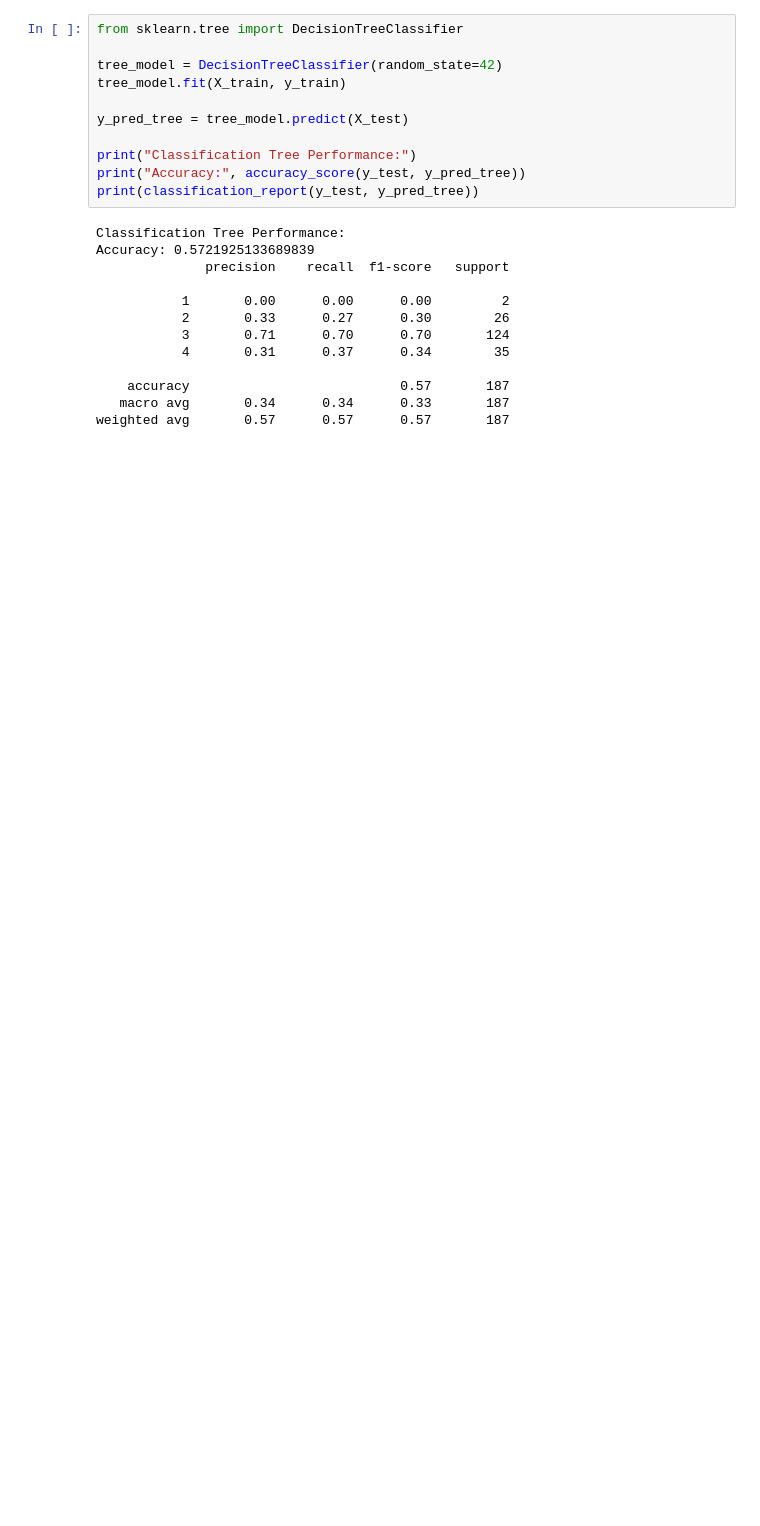
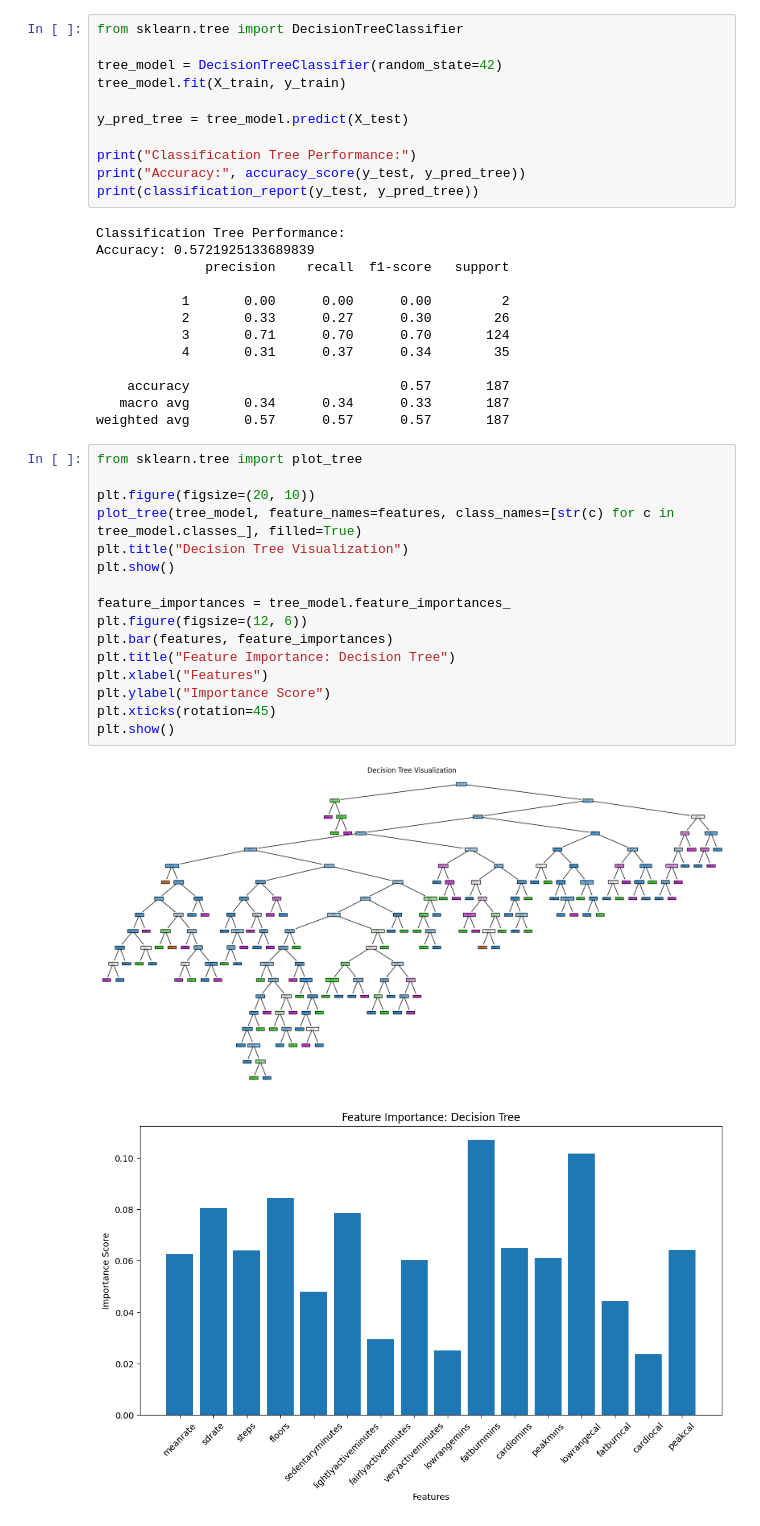
Before and after one commit to rohancshah21/cee5930-final-proj, a Jupyter notebook: classification.ipynb, the cells around one changed output. Cells and saved outputs as stored; diff of their text form; blank space fills up the shorter version.

```diff
--- a/classification.ipynb
+++ b/classification.ipynb
@@ -183,4 +233,23 @@ Accuracy: 0.5721925133689839
     accuracy                           0.57       187
    macro avg       0.34      0.34      0.33       187
 weighted avg       0.57      0.57      0.57       187
+# %%
+from sklearn.tree import plot_tree
+
+plt.figure(figsize=(20, 10))
+plot_tree(tree_model, feature_names=features, class_names=[str(c) for c in tree_model.classes_], filled=True)
+plt.title("Decision Tree Visualization")
+plt.show()
+
+feature_importances = tree_model.feature_importances_
+plt.figure(figsize=(12, 6))
+plt.bar(features, feature_importances)
+plt.title("Feature Importance: Decision Tree")
+plt.xlabel("Features")
+plt.ylabel("Importance Score")
+plt.xticks(rotation=45)
+plt.show()
+# %% [output]
+[figure, added]
+[figure, added]
 # %%
```
Also changed, not shown: parts of 3 cells of this notebook, 1 other file.
